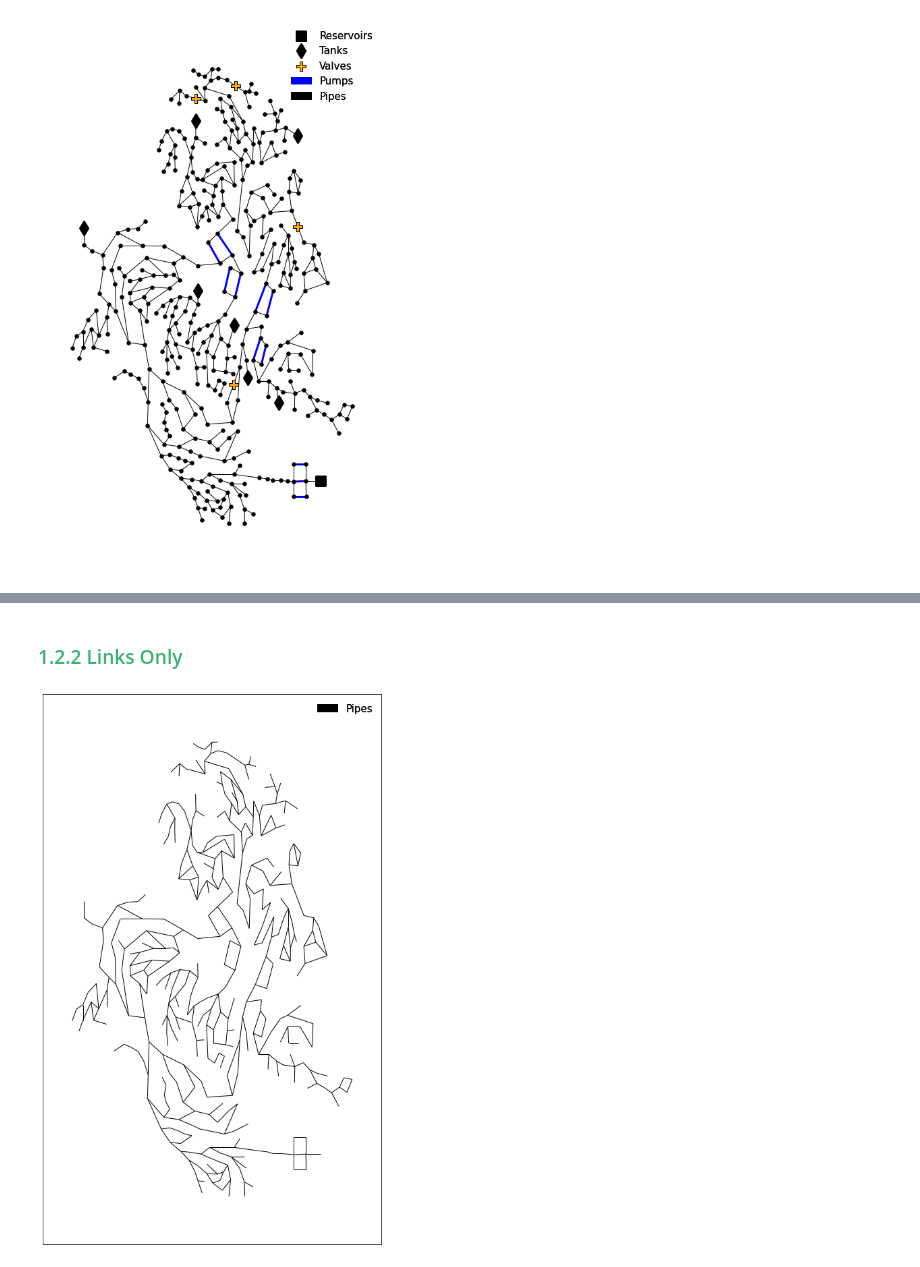
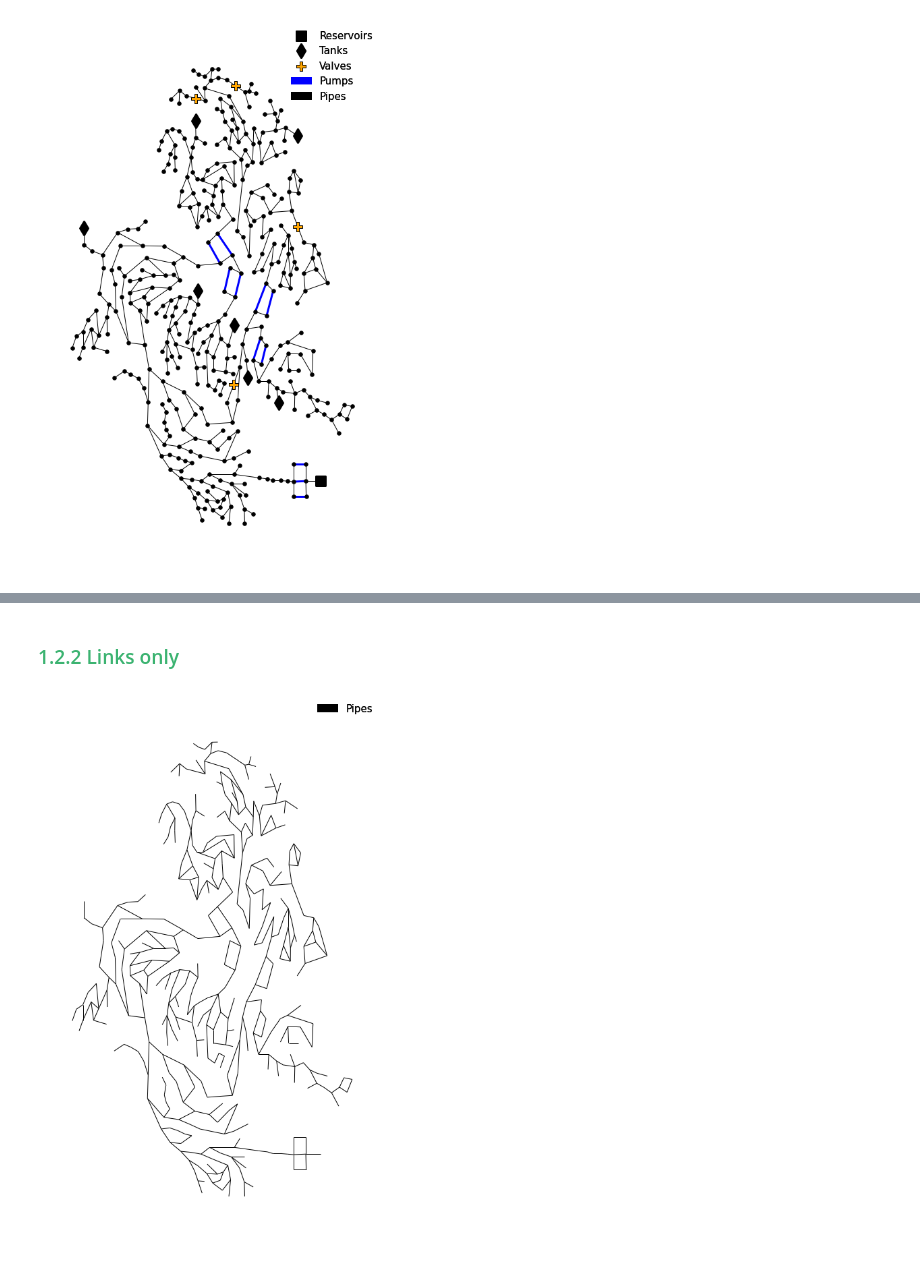
Before and after one commit to tylertrimble/viswaternet, a Jupyter notebook: Demo Folder/1. Basic Plotting.ipynb, the cells around one changed output, grey strips where cells are left out. Drawn from its saved outputs; the diff is of its cells as text; code cells hidden in the pictures.

```diff
--- a/Demo Folder/1. Basic Plotting.ipynb
+++ b/Demo Folder/1. Basic Plotting.ipynb
@@ -61,11 +84,12 @@ vis.plot_basic_elements(model,ax,nodes=False)
 # %% [markdown]
-### <span style="color:mediumseagreen"> 1.2.2 Links Only
+### <span style="color:mediumseagreen"> 1.2.2 Links only
 # %%
 # Defines a matplotlib figure and axis. The user can customize the size of the plot in this way.
 fig, ax = plt.subplots(figsize = (9,15))
-
+#Removes border from figure
+plt.box(False)
 # Creates plot of network with basic elements.
 vis.plot_basic_elements(model,ax,nodes=False, reservoirs=False,tanks=False,valves=False,pumps=False)
 # %% [output]
-[figure, old version]
+[figure, new version]
 # %% [markdown]
```
Also changed, not shown: parts of 19 cells of this notebook, 13 other files.
